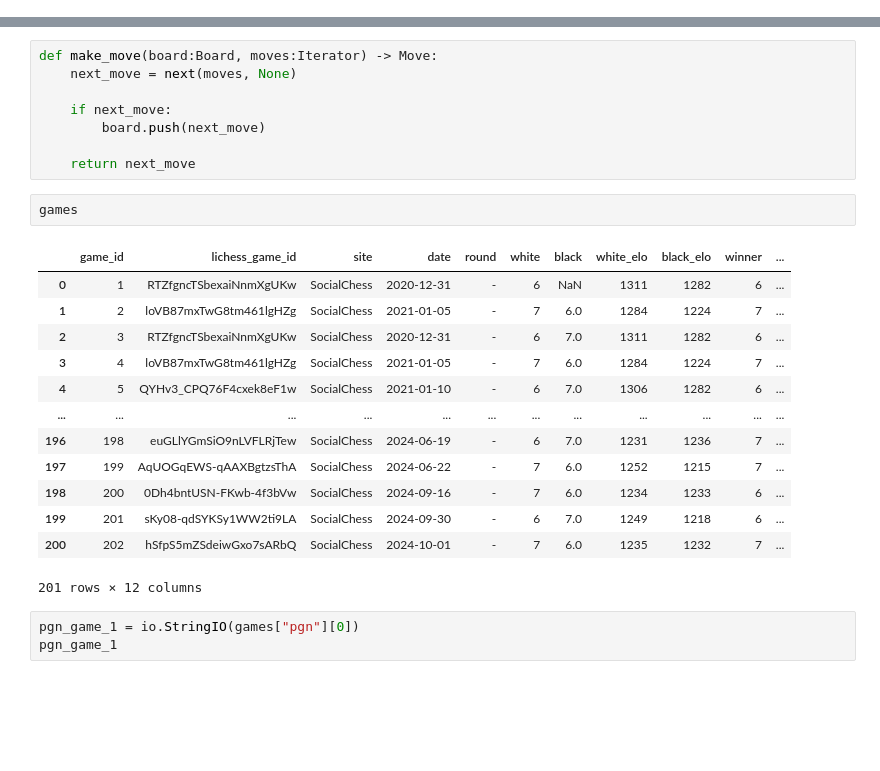
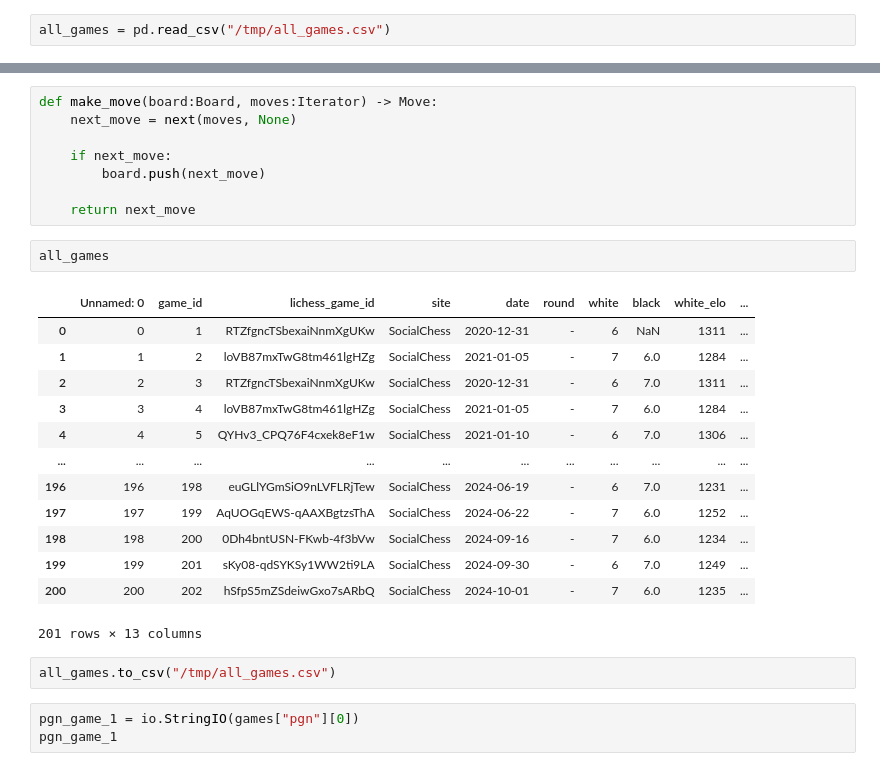
Before and after one commit to johnsonlarryl/csce-5218-semester-project, a Jupyter notebook: notebooks/transform-pgn-records.ipynb, the cells around one changed output, grey strips where cells are left out. Cells and saved outputs as stored; diff of their text form; blank space fills up the shorter version.

```diff
--- a/notebooks/transform-pgn-records.ipynb
+++ b/notebooks/transform-pgn-records.ipynb
@@ -30,3 +34,5 @@ with engine.connect() as session, session.begin():
+# %%
+all_games = pd.read_csv("/tmp/all_games.csv")
 # %%
 # Define piece to integer mapping
 piece_to_int = {
@@ -67,21 +73,23 @@ def make_move(board:Board, moves:Iterator) -> Move:
 
     return next_move
 # %%
-games
+all_games
 # %% [output]
-|  | game_id | lichess_game_id | site | date | round | white | black | white_elo | black_elo | winner | ... |
-| 0 | 1 | RTZfgncTSbexaiNnmXgUKw | SocialChess | 2020-12-31 | - | 6 | NaN | 1311 | 1282 | 6 | ... |
-| 1 | 2 | loVB87mxTwG8tm461lgHZg | SocialChess | 2021-01-05 | - | 7 | 6.0 | 1284 | 1224 | 7 | ... |
-| 2 | 3 | RTZfgncTSbexaiNnmXgUKw | SocialChess | 2020-12-31 | - | 6 | 7.0 | 1311 | 1282 | 6 | ... |
-| 3 | 4 | loVB87mxTwG8tm461lgHZg | SocialChess | 2021-01-05 | - | 7 | 6.0 | 1284 | 1224 | 7 | ... |
-| 4 | 5 | QYHv3_CPQ76F4cxek8eF1w | SocialChess | 2021-01-10 | - | 6 | 7.0 | 1306 | 1282 | 6 | ... |
-| ... | ... | ... | ... | ... | ... | ... | ... | ... | ... | ... | ... |
-| 196 | 198 | euGLlYGmSiO9nLVFLRjTew | SocialChess | 2024-06-19 | - | 6 | 7.0 | 1231 | 1236 | 7 | ... |
-| 197 | 199 | AqUOGqEWS-qAAXBgtzsThA | SocialChess | 2024-06-22 | - | 7 | 6.0 | 1252 | 1215 | 7 | ... |
-| 198 | 200 | 0Dh4bntUSN-FKwb-4f3bVw | SocialChess | 2024-09-16 | - | 7 | 6.0 | 1234 | 1233 | 6 | ... |
-| 199 | 201 | sKy08-qdSYKSy1WW2ti9LA | SocialChess | 2024-09-30 | - | 6 | 7.0 | 1249 | 1218 | 6 | ... |
-| 200 | 202 | hSfpS5mZSdeiwGxo7sARbQ | SocialChess | 2024-10-01 | - | 7 | 6.0 | 1235 | 1232 | 7 | ... |
+|  | Unnamed: 0 | game_id | lichess_game_id | site | date | round | white | black | white_elo | ... |
+| 0 | 0 | 1 | RTZfgncTSbexaiNnmXgUKw | SocialChess | 2020-12-31 | - | 6 | NaN | 1311 | ... |
+| 1 | 1 | 2 | loVB87mxTwG8tm461lgHZg | SocialChess | 2021-01-05 | - | 7 | 6.0 | 1284 | ... |
+| 2 | 2 | 3 | RTZfgncTSbexaiNnmXgUKw | SocialChess | 2020-12-31 | - | 6 | 7.0 | 1311 | ... |
+| 3 | 3 | 4 | loVB87mxTwG8tm461lgHZg | SocialChess | 2021-01-05 | - | 7 | 6.0 | 1284 | ... |
+| 4 | 4 | 5 | QYHv3_CPQ76F4cxek8eF1w | SocialChess | 2021-01-10 | - | 6 | 7.0 | 1306 | ... |
+| ... | ... | ... | ... | ... | ... | ... | ... | ... | ... | ... |
+| 196 | 196 | 198 | euGLlYGmSiO9nLVFLRjTew | SocialChess | 2024-06-19 | - | 6 | 7.0 | 1231 | ... |
+| 197 | 197 | 199 | AqUOGqEWS-qAAXBgtzsThA | SocialChess | 2024-06-22 | - | 7 | 6.0 | 1252 | ... |
+| 198 | 198 | 200 | 0Dh4bntUSN-FKwb-4f3bVw | SocialChess | 2024-09-16 | - | 7 | 6.0 | 1234 | ... |
+| 199 | 199 | 201 | sKy08-qdSYKSy1WW2ti9LA | SocialChess | 2024-09-30 | - | 6 | 7.0 | 1249 | ... |
+| 200 | 200 | 202 | hSfpS5mZSdeiwGxo7sARbQ | SocialChess | 2024-10-01 | - | 7 | 6.0 | 1235 | ... |
-201 rows × 12 columns
+201 rows × 13 columns
+# %%
+all_games.to_csv("/tmp/all_games.csv")
 # %%
 pgn_game_1 = io.StringIO(games["pgn"][0])
 pgn_game_1
```
Also changed, not shown: parts of 27 cells of this notebook, 3 other files.
